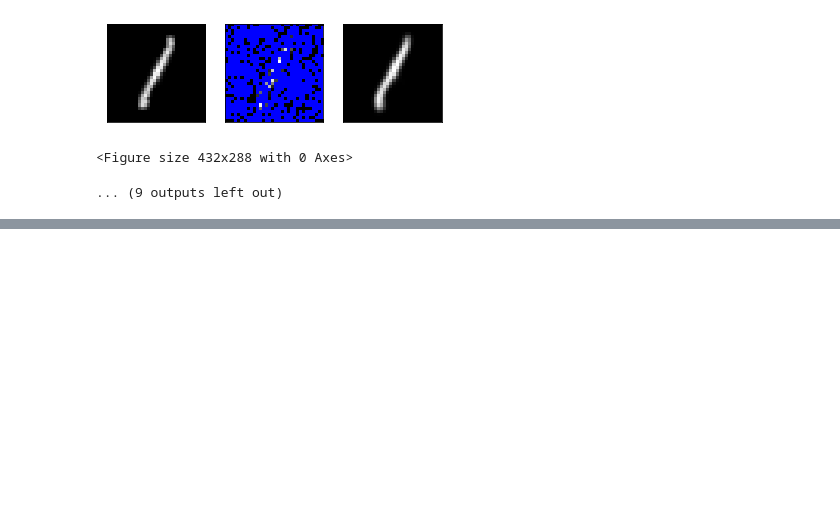
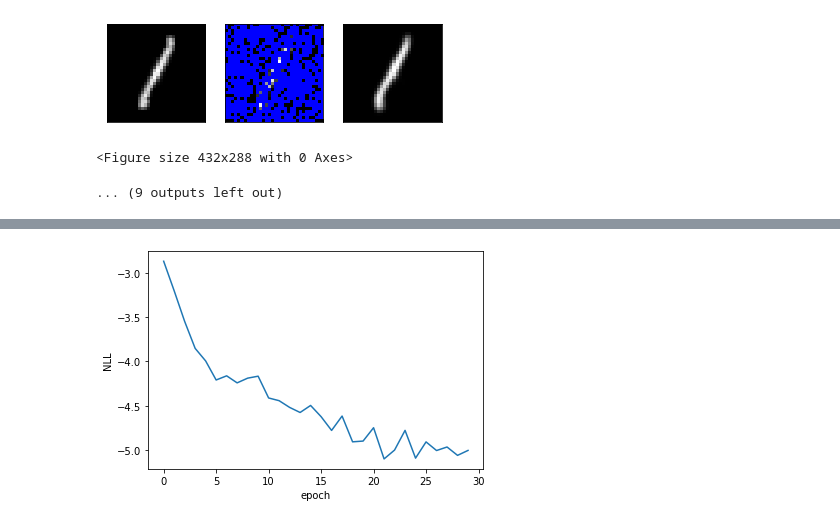
Before and after one commit to tlc4418/neural-processes, a Jupyter notebook: models/convcnp/2d_ConvCNP_visualisation.ipynb, the cells around one changed output, grey strips where cells are left out. Saved outputs shown, nothing was run; the diff lists cells and outputs as text; code cells hidden in the pictures; blank space fills up the shorter version.

```diff
--- a/models/convcnp/2d_ConvCNP_visualisation.ipynb
+++ b/models/convcnp/2d_ConvCNP_visualisation.ipynb
@@ -58,3 +76,20 @@ LOSS train -2.56225 valid -2.28064
 [figure]
 <Figure size 432x288 with 0 Axes>
 ... (9 outputs left out)
+# %%
+train_celeba = datasets.CelebA(root='./data', split="train", download=False, transform=transforms.Compose([transforms.Resize([32,32]),
+                                                       transforms.ToTensor()]))
+
+val_celeba = datasets.CelebA(root='./data', split="valid", download=False, transform=transforms.Compose([transforms.Resize([32,32]),
+                                                       transforms.ToTensor()]))
+
+test_celeba = datasets.CelebA(root='./data', split="test", download=False, transform=transforms.Compose([transforms.Resize([32,32]),
+                                                       transforms.ToTensor()]))
+train_celeba_loader = DataLoader(dataset=train_celeba, shuffle=True, batch_size=64)
+val_celeba_loader = DataLoader(dataset=val_celeba, shuffle=False, batch_size=64)
+test_celeba_loader = DataLoader(dataset=test_celeba, shuffle=False, batch_size=64)
+
+ConvCNP_celeba = GridConvCNP(1,3,11,9,5,2,128,4)
+best_ConvCNP_celeba_path=train_2d(model = ConvCNP_celeba,  train_loader=train_celeba_loader,
+                val_loader = val_celeba_loader, a = 0.0, b= 0.3, epochs=30, report_interval=200)
+# %% [output]
@@ -60,0 +113 @@ LOSS train -2.56225 valid -2.28064
+[figure, added]
```
Also changed, not shown: parts of 5 cells of this notebook, 4 other files.
